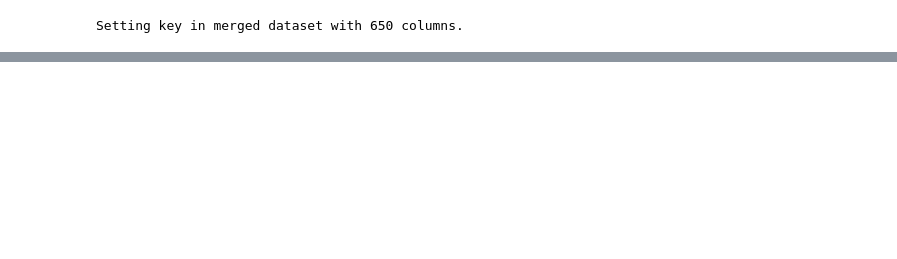
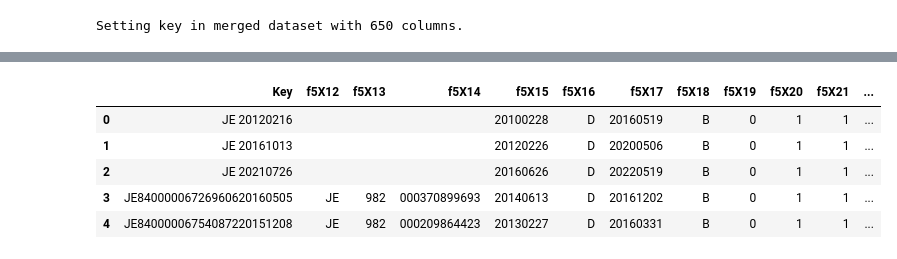
Before and after one commit to jagcha/JEPL, a Jupyter notebook: core/US25UW990JEPL.02.ipynb, the cells around one changed output, grey strips where cells are left out. Cells and saved outputs as stored; diff of their text form; code cells hidden in the pictures; blank space fills up the shorter version.

```diff
--- a/core/US25UW990JEPL.02.ipynb
+++ b/core/US25UW990JEPL.02.ipynb
@@ -439,0 +1204,9 @@ plt.close()
+# %%
+fdf[['Key'] + f5s].head()
+# %% [output]
+|  | Key | f5X12 | f5X13 | f5X14 | f5X15 | f5X16 | f5X17 | f5X18 | f5X19 | f5X20 | f5X21 | ... |
+| 0 | JE 20120216 |  |  |  | 20100228 | D | 20160519 | B | 0 | 1 | 1 | ... |
+| 1 | JE 20161013 |  |  |  | 20120226 | D | 20200506 | B | 0 | 1 | 1 | ... |
+| 2 | JE 20210726 |  |  |  | 20160626 | D | 20220519 | B | 0 | 1 | 1 | ... |
+| 3 | JE84000006726960620160505 | JE | 982 | 000370899693 | 20140613 | D | 20161202 | B | 0 | 1 | 1 | ... |
+| 4 | JE84000006754087220151208 | JE | 982 | 000209864423 | 20130227 | D | 20160331 | B | 0 | 1 | 1 | ... |
```
Also changed, not shown: parts of 101 cells of this notebook, 4 other files.
